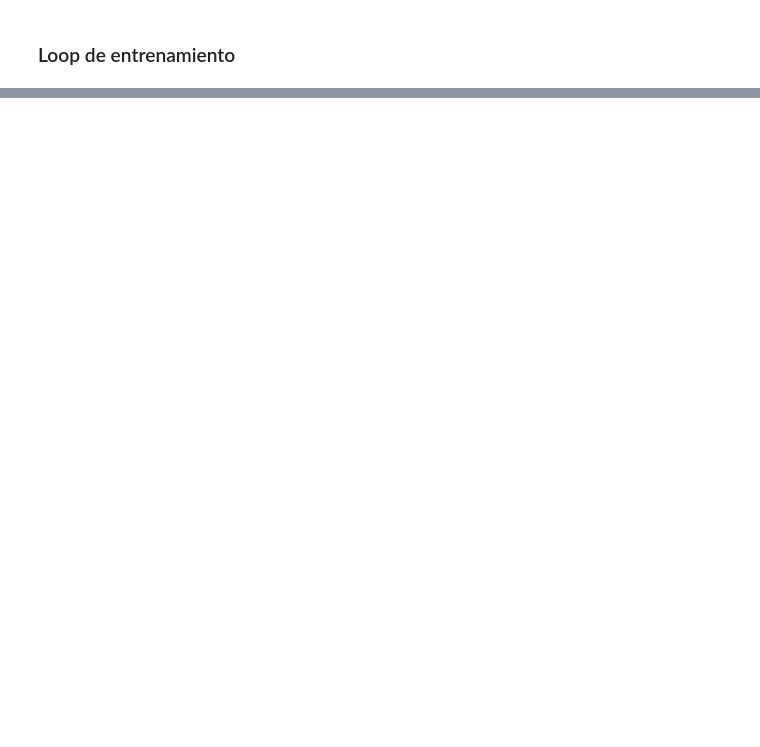
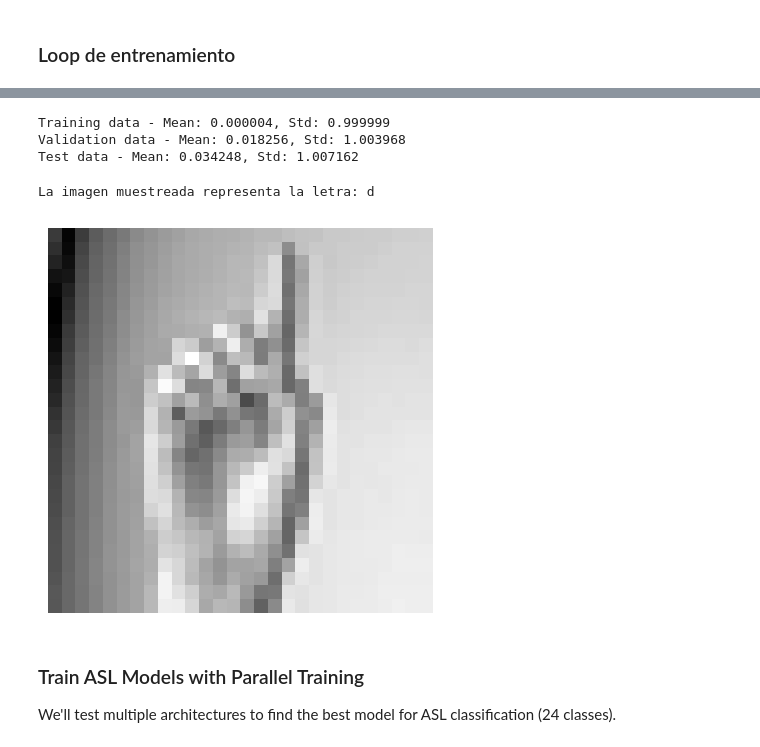
Before and after one commit to a01566821-hub/advanced-mlm-individual-homeworks, a Jupyter notebook: TC5033_Activity1a_IDA01066264/A1a_DL_TC5033.ipynb, the cells around one changed output, grey strips where cells are left out. Saved outputs shown, nothing was run; the diff lists cells and outputs as text; code cells hidden in the pictures; blank space fills up the shorter version.

```diff
--- a/TC5033_Activity1a_IDA01066264/A1a_DL_TC5033.ipynb
+++ b/TC5033_Activity1a_IDA01066264/A1a_DL_TC5033.ipynb
@@ -43,9 +58,6 @@ y_test = y_test_num.copy().reshape(10000, 1)
 x_train.mean(), x_train.std(), x_train.min()
 # %% [output]
 (np.float64(33.39512885204082), np.float64(78.6661972212754), np.float64(0.0))
-# %%
-def normalise(x_mean, x_std, x_data):
-    return (x_data - x_mean) / x_std
 # %%
 x_mean = x_train.mean()
 x_std = x_train.std()
@@ -262,0 +280,10 @@ el valor predicho es: 5, el valor real es:5
+# %%
+# Load ASL dataset
+asl_data_path = './asl_data'
+train_df = pd.read_csv(os.path.join(asl_data_path, 'sign_mnist_train.csv'))
+valid_df = pd.read_csv(os.path.join(asl_data_path, 'sign_mnist_valid.csv'))
+
+print(f"Training data shape: {train_df.shape}")
+print(f"Validation data shape: {valid_df.shape}")
+print(f"\nFirst few rows:")
+train_df.head()
@@ -262,0 +302,13 @@ el valor predicho es: 5, el valor real es:5
+# %%
+# Extract labels and features
+y_train_asl = np.array(train_df['label'])
+y_val_asl = np.array(valid_df['label'])
+
+del train_df['label']
+del valid_df['label']
+
+x_train_asl = train_df.values.astype(np.float32)
+x_val_asl = valid_df.values.astype(np.float32)
+
+print(f"Training: {x_train_asl.shape}, Labels: {y_train_asl.shape}")
+print(f"Validation: {x_val_asl.shape}, Labels: {y_val_asl.shape}")
@@ -262,0 +370,28 @@ el valor predicho es: 5, el valor real es:5
+# %%
+# Normalize ASL data
+x_mean_asl = x_train_asl.mean()
+x_std_asl = x_train_asl.std()
+
+x_train_asl = normalise(x_mean_asl, x_std_asl, x_train_asl)
+x_val_asl = normalise(x_mean_asl, x_std_asl, x_val_asl)
+x_test_asl = normalise(x_mean_asl, x_std_asl, x_test_asl)
+
+print(f"Training data - Mean: {x_train_asl.mean():.6f}, Std: {x_train_asl.std():.6f}")
+print(f"Validation data - Mean: {x_val_asl.mean():.6f}, Std: {x_val_asl.std():.6f}")
+print(f"Test data - Mean: {x_test_asl.mean():.6f}, Std: {x_test_asl.std():.6f}")
+# %% [output]
+Training data - Mean: 0.000004, Std: 0.999999
+Validation data - Mean: 0.018256, Std: 1.003968
+Test data - Mean: 0.034248, Std: 1.007162
+# %%
+# Display a random sample from ASL training data
+rnd_idx_asl = np.random.randint(len(y_train_asl))
+print(f'La imagen muestreada representa la letra: {alphabet[y_train_asl[rnd_idx_asl]]}')
+plot_number(x_train_asl[rnd_idx_asl].reshape(28, 28))
+# %% [output]
+La imagen muestreada representa la letra: d
+[figure, added]
+# %% [markdown]
+### Train ASL Models with Parallel Training
+
+We'll test multiple architectures to find the best model for ASL classification (24 classes).
```
Also changed, not shown: parts of 35 cells of this notebook, 25 other files.
